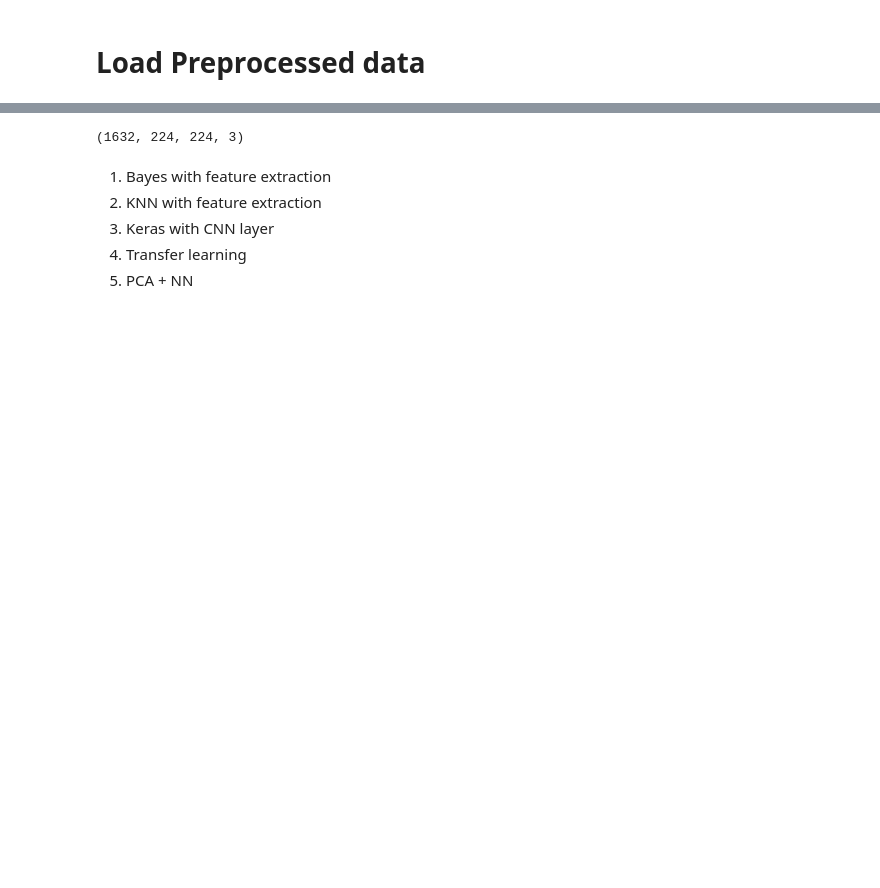
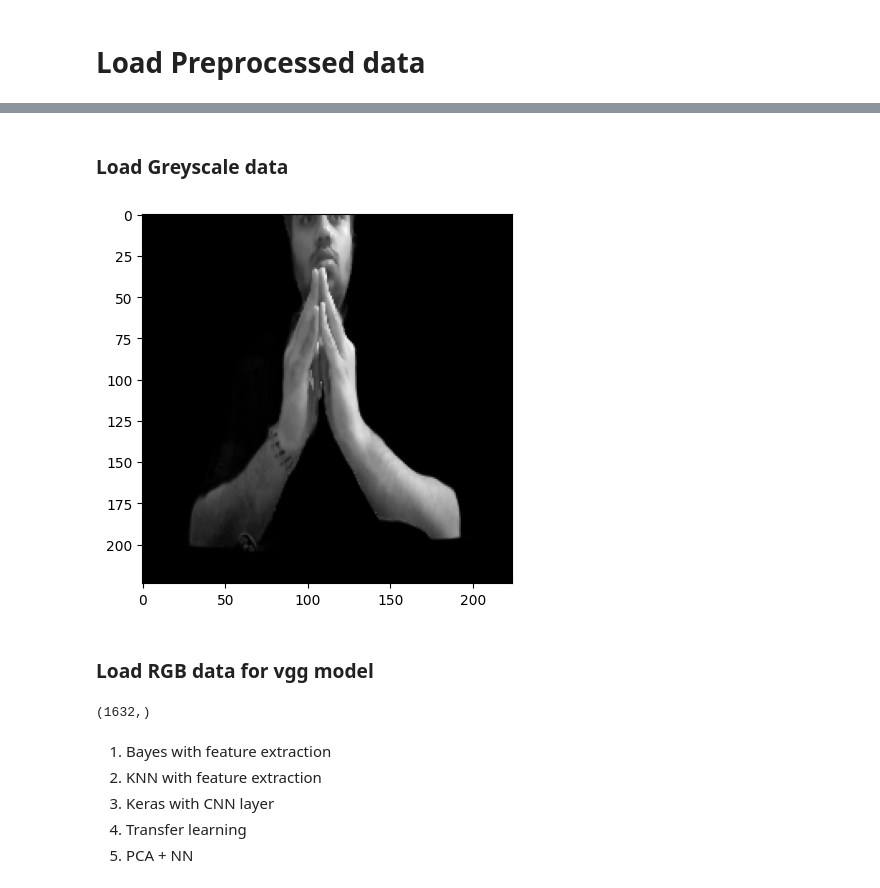
Before and after one commit to Pakin49/Naruto-Hand-Sign-detection, a Jupyter notebook: Naruto_Hand_Sign.ipynb, the cells around one changed output, grey strips where cells are left out. Drawn from its saved outputs; the diff is of its cells as text; code cells hidden in the pictures; blank space fills up the shorter version.

```diff
--- a/Naruto_Hand_Sign.ipynb
+++ b/Naruto_Hand_Sign.ipynb
@@ -111,4 +120,48 @@ import numpy as np
 import keras
 # %%
 IMG_SIZE = 224
+# %% [markdown]
+### Load Greyscale data
+# %%
+def read_img_gray(path):
+  img = cv2.imread(path)
+  img = cv2.cvtColor(img, cv2.COLOR_BGR2GRAY)
+  img = cv2.resize(img, (IMG_SIZE, IMG_SIZE)).astype('uint8')
+  return img
+# %%
+# Read dataset
+# We combine the data to one and then do train test split our self
+path = '/content/Naruto-Hand-Sign-Detection/data/dataset/'
+train_dir = path + 'train/'
+test_dir = path + 'test/'
+categories = ['bird', 'boar', 'dog', 'dragon', 'hare', 'horse', 'monkey', 'ox', 'ram', 'rat', 'snake', 'tiger']
+
+# data as rgb for vgg19 model
+X = []
+y = []
+for category_idx, category in enumerate(categories):
+  for file in os.listdir(os.path.join(train_dir, category)):
+    img_path = os.path.join(train_dir, category, file)
+    img = read_img_gray(img_path)#.flatten()
+    X.append(img)
+    y.append(category_idx)
+
+  for file in os.listdir(os.path.join(test_dir, category)):
+    img_path = os.path.join(test_dir, category, file)
+    img = read_img_gray(img_path)#.flatten()
+    X.append(img)
+    y.append(category_idx)
+
+X = np.array(X)
+y = np.array(y)
+# %%
+import matplotlib.pyplot as plt
+image_to_plot = X[2].reshape(IMG_SIZE, IMG_SIZE)
+rgb_img = cv2.cvtColor(image_to_plot, cv2.COLOR_GRAY2RGB)
+plt.imshow(rgb_img)
+plt.show()
+# %% [output]
+[figure, added]
+# %% [markdown]
+### Load RGB data for vgg model
 # %%
@@ -150,7 +204,7 @@ X_train, X_test, y_train, y_test = train_test_split(X,y, test_size = 0.2, random
 # %%
-X_train.shape
+y_train.shape
 # %% [output]
-(1632, 224, 224, 3)
+(1632,)
 # %% [markdown]
 
 
```
Also changed, not shown: parts of 20 cells of this notebook.
